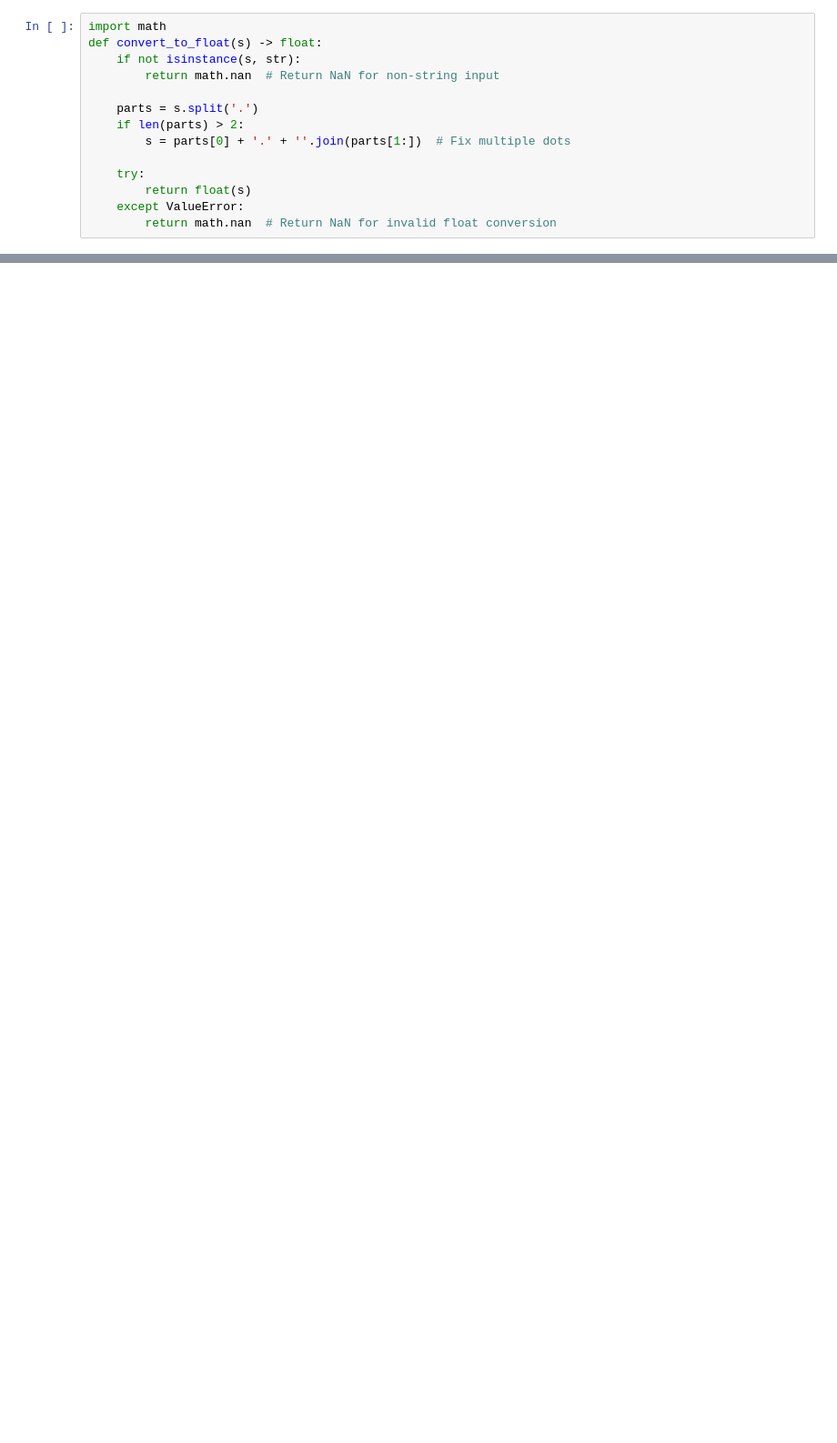
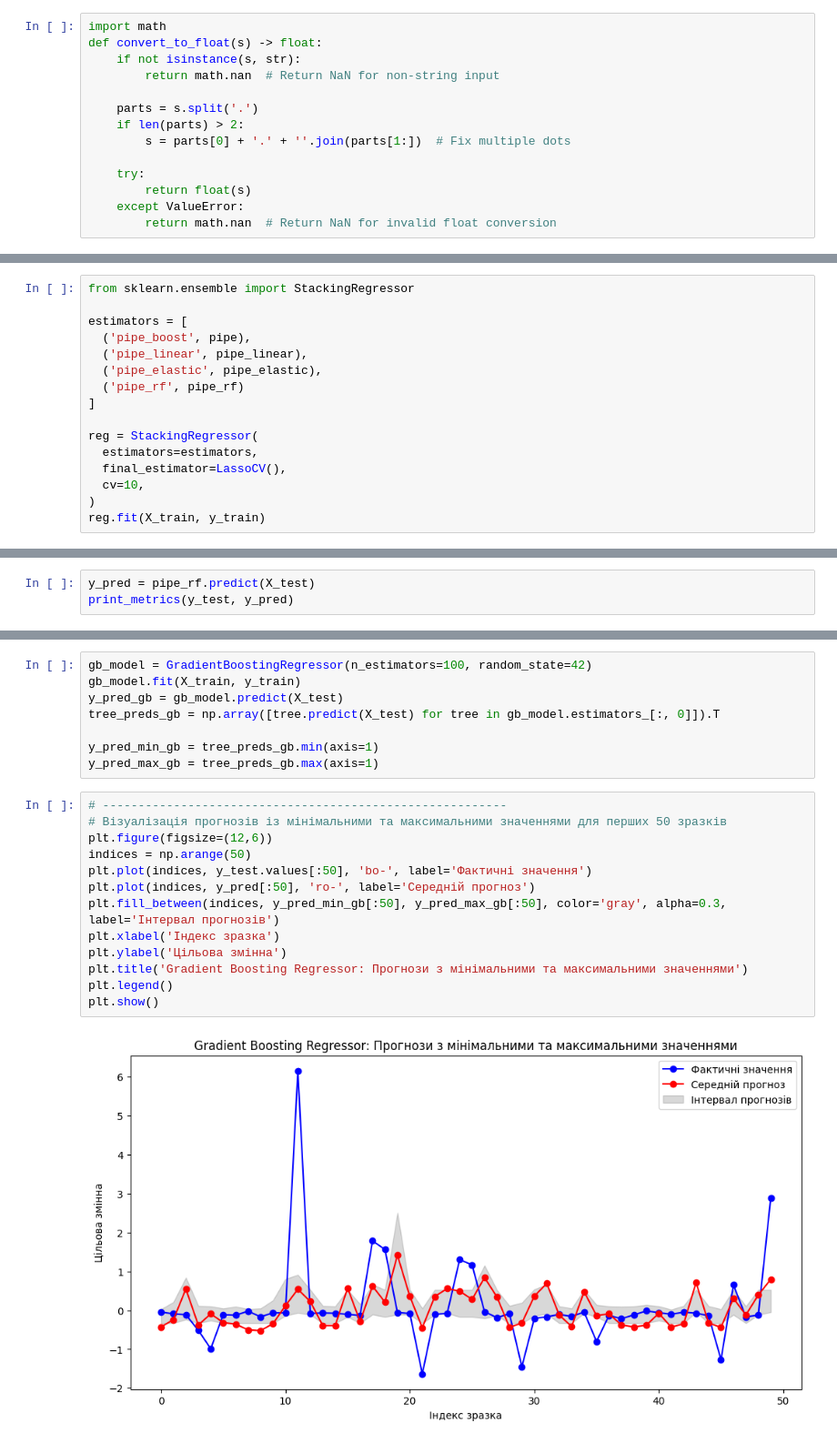
Before and after one commit to vwicky/ds-playground, a Jupyter notebook: chatgpt_cleaner.ipynb, the cells around one changed output, grey strips where cells are left out. Shown at 91% size. Cells and saved outputs as stored; diff of their text form; blank space fills up the shorter version.

```diff
--- a/chatgpt_cleaner.ipynb
+++ b/chatgpt_cleaner.ipynb
@@ -103,0 +271,16 @@ memory usage: 189.2 MB
+# %%
+from sklearn.ensemble import StackingRegressor
+
+estimators = [
+  ('pipe_boost', pipe),
+  ('pipe_linear', pipe_linear),
+  ('pipe_elastic', pipe_elastic),
+  ('pipe_rf', pipe_rf)
+]
+
+reg = StackingRegressor(
+  estimators=estimators,
+  final_estimator=LassoCV(),
+  cv=10,
+)
+reg.fit(X_train, y_train)
@@ -103,0 +315,3 @@ memory usage: 189.2 MB
+# %%
+y_pred = pipe_rf.predict(X_test)
+print_metrics(y_test, y_pred)
@@ -103,0 +320,23 @@ memory usage: 189.2 MB
+# %%
+gb_model = GradientBoostingRegressor(n_estimators=100, random_state=42)
+gb_model.fit(X_train, y_train)
+y_pred_gb = gb_model.predict(X_test)
+tree_preds_gb = np.array([tree.predict(X_test) for tree in gb_model.estimators_[:, 0]]).T
+
+y_pred_min_gb = tree_preds_gb.min(axis=1)
+y_pred_max_gb = tree_preds_gb.max(axis=1)
+# %%
+# ---------------------------------------------------------
+# Візуалізація прогнозів із мінімальними та максимальними значеннями для перших 50 зразків
+plt.figure(figsize=(12,6))
+indices = np.arange(50)
+plt.plot(indices, y_test.values[:50], 'bo-', label='Фактичні значення')
+plt.plot(indices, y_pred[:50], 'ro-', label='Середній прогноз')
+plt.fill_between(indices, y_pred_min_gb[:50], y_pred_max_gb[:50], color='gray', alpha=0.3, label='Інтервал прогнозів')
+plt.xlabel('Індекс зразка')
+plt.ylabel('Цільова змінна')
+plt.title('Gradient Boosting Regressor: Прогнози з мінімальними та максимальними значеннями')
+plt.legend()
+plt.show()
+# %% [output]
+[figure, added]
```
Also changed, not shown: parts of 19 cells of this notebook, 1 other file.
